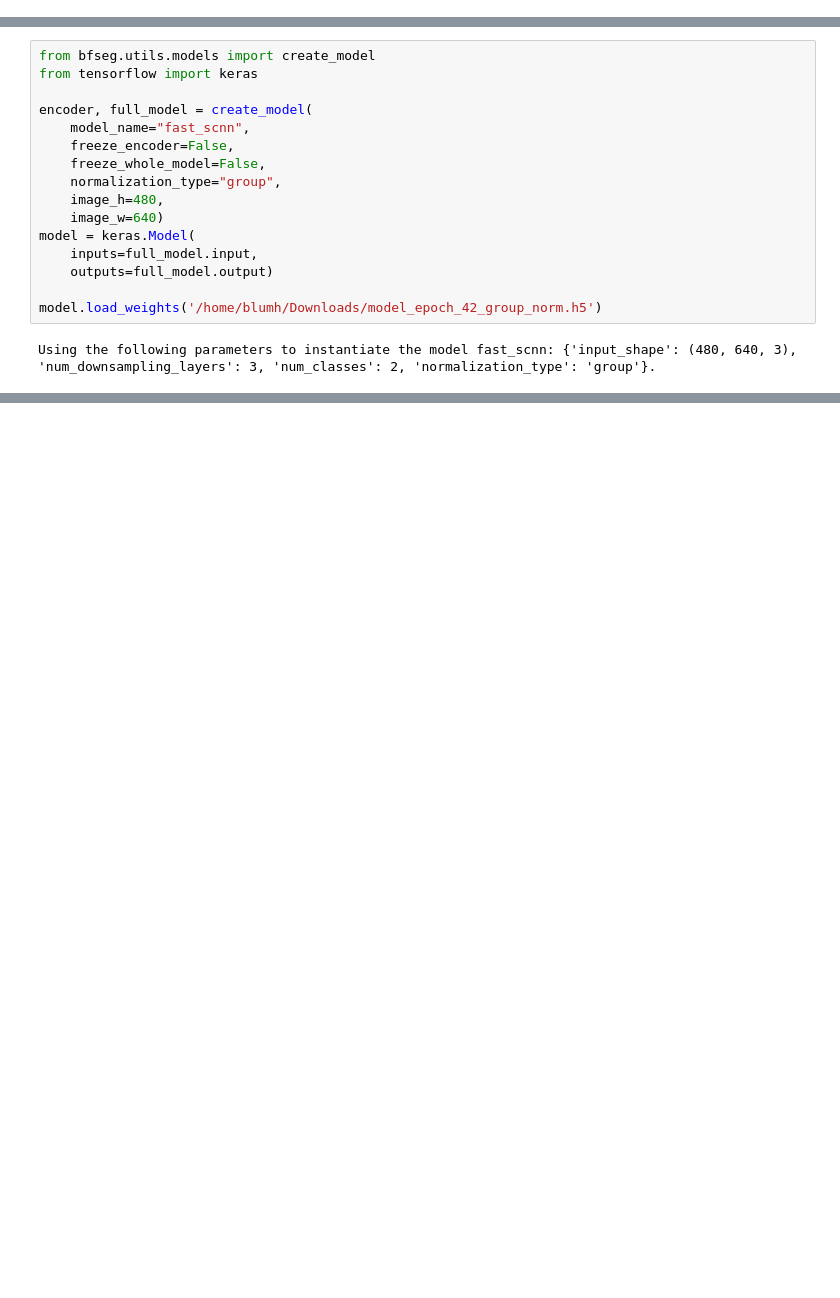
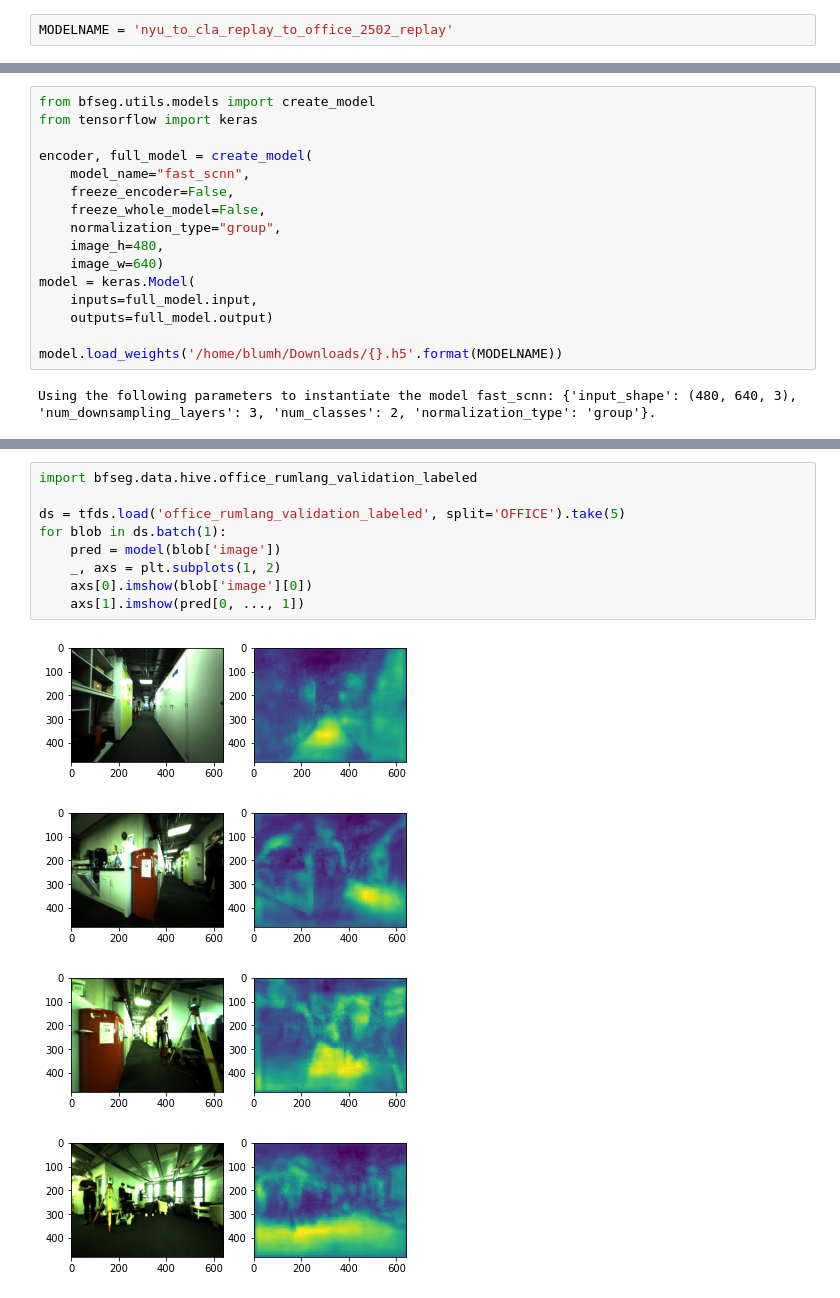
Before and after one commit to ethz-asl/background_foreground_segmentation, a Jupyter notebook: notebooks/convert francescos model.ipynb, the cells around one changed output, grey strips where cells are left out. Drawn from its saved outputs; the diff is of its cells as text; blank space fills up the shorter version.

```diff
--- a/notebooks/convert francescos model.ipynb
+++ b/notebooks/convert francescos model.ipynb
@@ -12,3 +12,5 @@ import matplotlib.pyplot as plt
 import bfseg.models.fast_scnn
 # %% [output]
 Segmentation Models: using `tf.keras` framework.
+# %%
+MODELNAME = 'nyu_to_cla_replay_to_office_2502_replay'
@@ -27,7 +31,7 @@ model = keras.Model(
     inputs=full_model.input,
     outputs=full_model.output)
 
-model.load_weights('/home/blumh/Downloads/model_epoch_42_group_norm.h5')
+model.load_weights('/home/blumh/Downloads/{}.h5'.format(MODELNAME))
 # %% [output]
 Using the following parameters to instantiate the model fast_scnn: {'input_shape': (480, 640, 3), 'num_downsampling_layers': 3, 'num_classes': 2, 'normalization_type': 'group'}.
 # %%
@@ -90,0 +63,14 @@ make_archive('/tmp/exported_model', 'zip', '/tmp/exported_model')
+# %%
+import bfseg.data.hive.office_rumlang_validation_labeled
+
+ds = tfds.load('office_rumlang_validation_labeled', split='OFFICE').take(5)
+for blob in ds.batch(1):
+    pred = model(blob['image'])
+    _, axs = plt.subplots(1, 2)
+    axs[0].imshow(blob['image'][0])
+    axs[1].imshow(pred[0, ..., 1])
+# %% [output]
+[figure, added]
+[figure, added]
+[figure, added]
+[figure, added]
```
Also changed, not shown: parts of 10 cells of this notebook, 3 other files.
